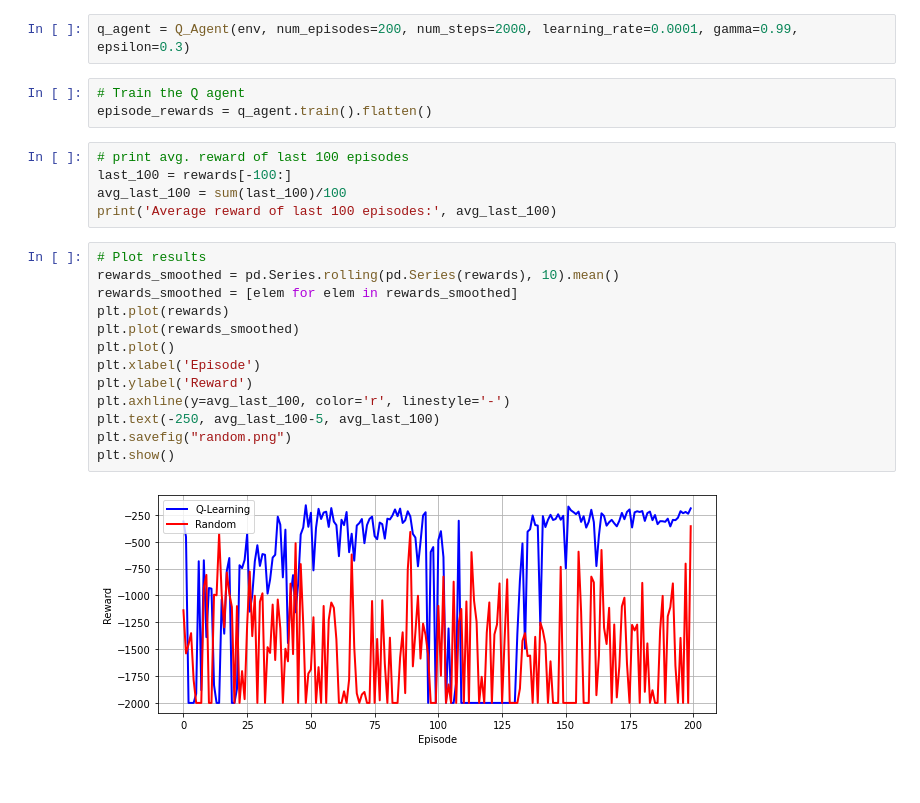
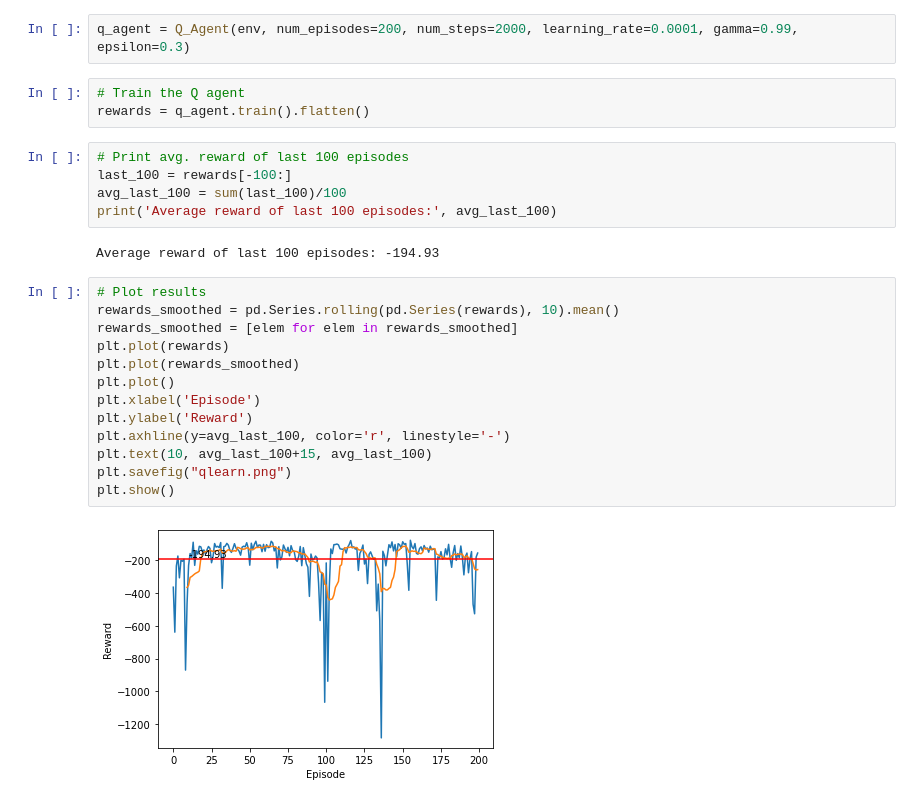
Before and after one commit to pintonos/ReinforcementLearningProject, a Jupyter notebook: Q-Learning/q-learning.ipynb, the cells around one changed output. Saved outputs shown, nothing was run; the diff lists cells and outputs as text.

```diff
--- a/Q-Learning/q-learning.ipynb
+++ b/Q-Learning/q-learning.ipynb
@@ -268,24 +269,26 @@ env.seed(random_seed)
 q_agent = Q_Agent(env, num_episodes=200, num_steps=2000, learning_rate=0.0001, gamma=0.99, epsilon=0.3)
 # %%
 # Train the Q agent
-episode_rewards = q_agent.train().flatten()
+rewards = q_agent.train().flatten()
 # %%
-# print avg. reward of last 100 episodes
+# Print avg. reward of last 100 episodes
 last_100 = rewards[-100:]
 avg_last_100 = sum(last_100)/100
 print('Average reward of last 100 episodes:', avg_last_100)
+# %% [output]
+Average reward of last 100 episodes: -194.93
 # %%
 # Plot results
 rewards_smoothed = pd.Series.rolling(pd.Series(rewards), 10).mean()
 rewards_smoothed = [elem for elem in rewards_smoothed]
 plt.plot(rewards)
 plt.plot(rewards_smoothed)
 plt.plot()
 plt.xlabel('Episode')
 plt.ylabel('Reward')
 plt.axhline(y=avg_last_100, color='r', linestyle='-')
-plt.text(-250, avg_last_100-5, avg_last_100)
-plt.savefig("random.png")
+plt.text(10, avg_last_100+15, avg_last_100)
+plt.savefig("qlearn.png")
 plt.show()
 # %% [output]
-[figure, old version]
+[figure, new version]
```
Also changed, not shown: parts of 3 cells of this notebook, 6 other files.
